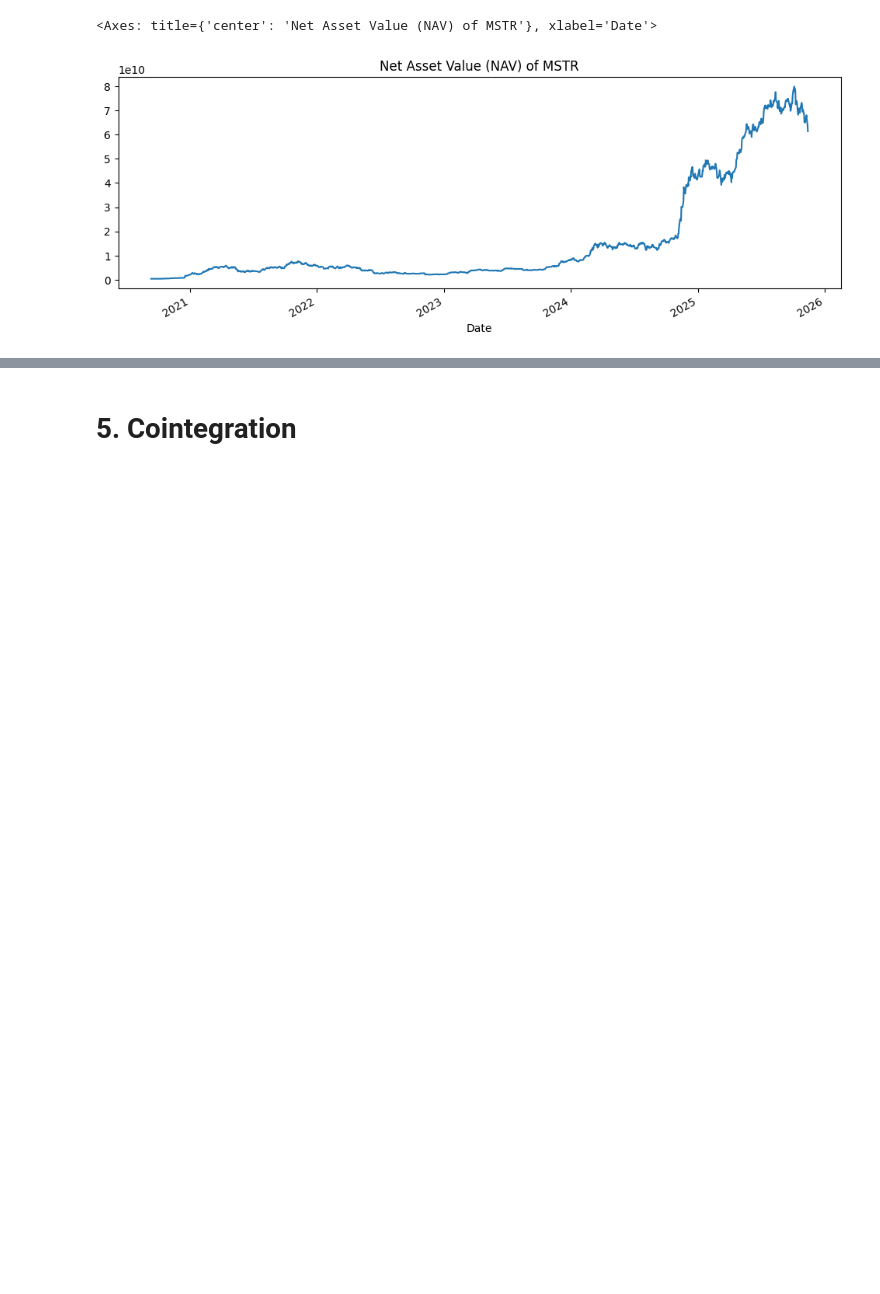
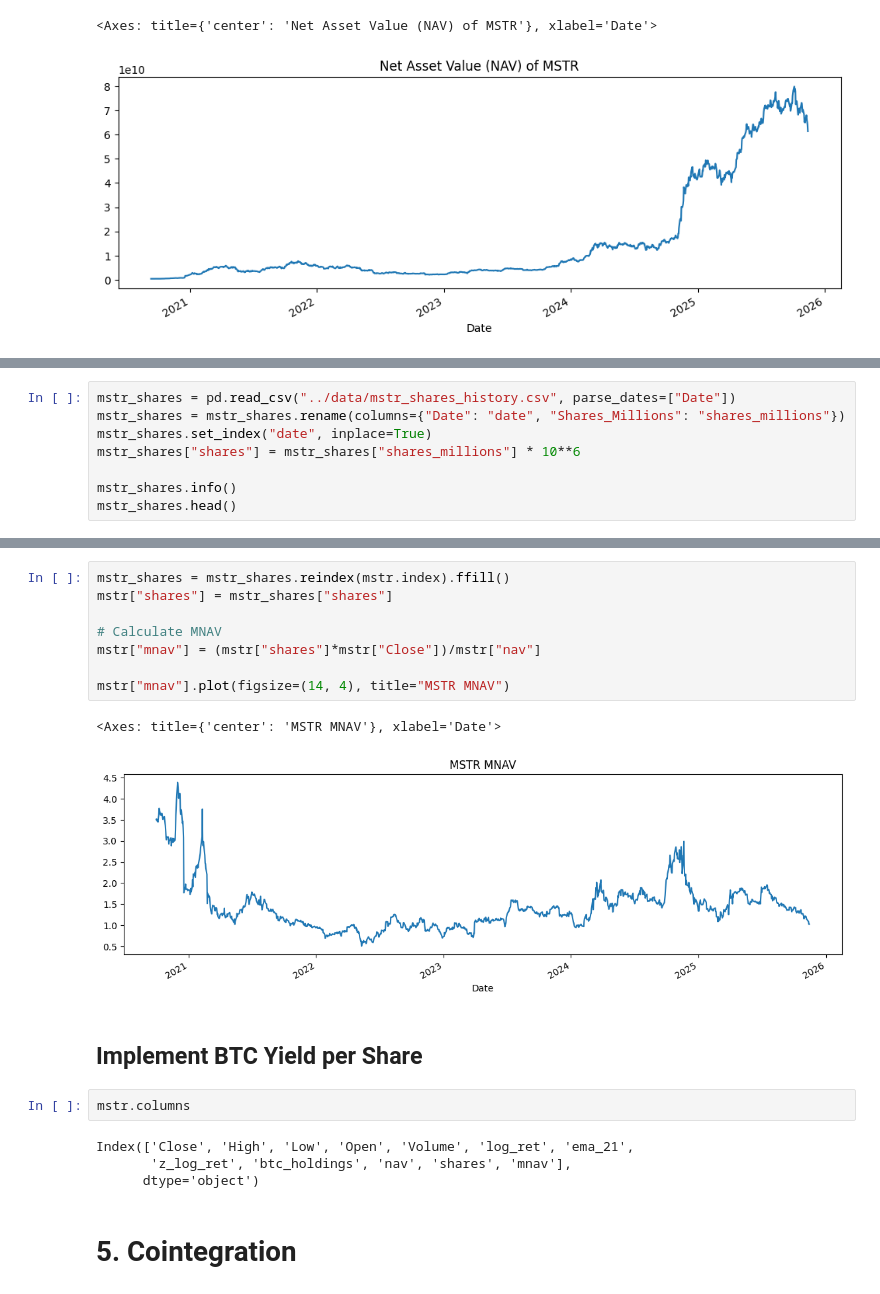
Before and after one commit to spxrq/mstr-bullcall-spread-strategy, a Jupyter notebook: notebooks/01_explore_btc_mstr.ipynb, the cells around one changed output, grey strips where cells are left out. Drawn from its saved outputs; the diff is of its cells as text; blank space fills up the shorter version.

```diff
--- a/notebooks/01_explore_btc_mstr.ipynb
+++ b/notebooks/01_explore_btc_mstr.ipynb
@@ -441,0 +446,8 @@ mstr["nav"].plot(figsize=(12,4), title="Net Asset Value (NAV) of MSTR")
+# %%
+mstr_shares = pd.read_csv("../data/mstr_shares_history.csv", parse_dates=["Date"])
+mstr_shares = mstr_shares.rename(columns={"Date": "date", "Shares_Millions": "shares_millions"})
+mstr_shares.set_index("date", inplace=True)
+mstr_shares["shares"] = mstr_shares["shares_millions"] * 10**6
+
+mstr_shares.info()
+mstr_shares.head()
@@ -442,3 +471,22 @@ mstr["nav"].plot(figsize=(12,4), title="Net Asset Value (NAV) of MSTR")
+# %%
+mstr_shares = mstr_shares.reindex(mstr.index).ffill()
+mstr["shares"] = mstr_shares["shares"]
+
+# Calculate MNAV
+mstr["mnav"] = (mstr["shares"]*mstr["Close"])/mstr["nav"]
+
+mstr["mnav"].plot(figsize=(14, 4), title="MSTR MNAV")
+# %% [output]
+<Axes: title={'center': 'MSTR MNAV'}, xlabel='Date'>
+[figure, added]
+# %% [markdown]
+## Implement BTC Yield per Share
+# %%
+mstr.columns
+# %% [output]
+Index(['Close', 'High', 'Low', 'Open', 'Volume', 'log_ret', 'ema_21',
+       'z_log_ret', 'btc_holdings', 'nav', 'shares', 'mnav'],
+      dtype='object')
 # %% [markdown]
 # 5. Cointegration
 # %% [markdown]
```
Also changed, not shown: parts of 10 cells of this notebook.
